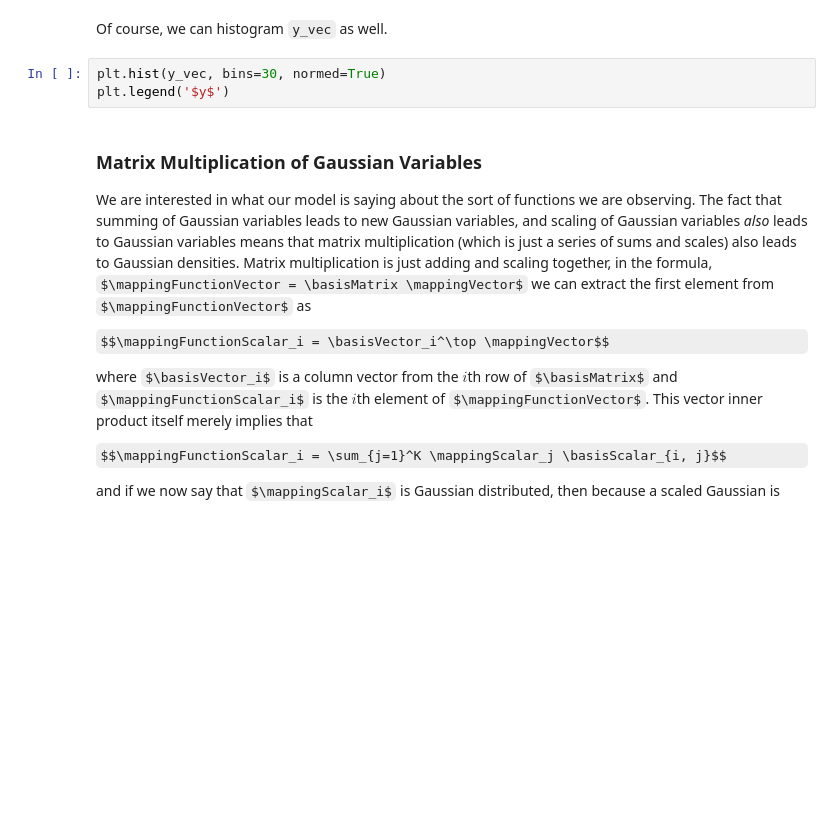
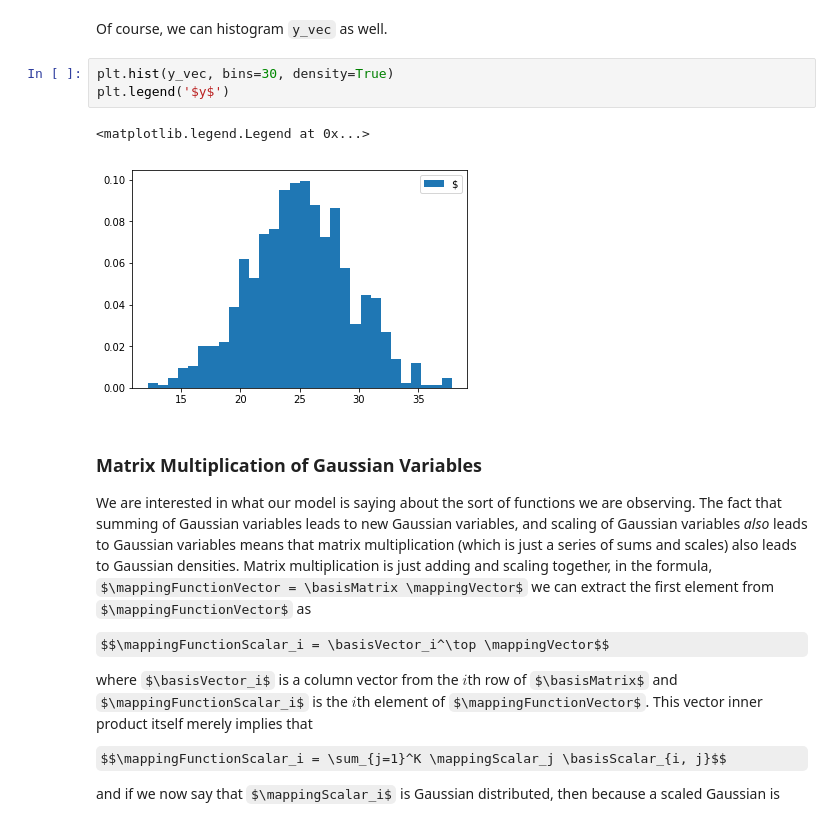
Before and after one commit to dcyril233/MLAI, a Jupyter notebook: Lab 6 - Bayesian regression & DL intro.ipynb, the cells around one changed output. Cells and saved outputs as stored; diff of their text form; some formulas as TeX source; blank space fills up the shorter version.

```diff
--- a/Lab 6 - Bayesian regression & DL intro.ipynb
+++ b/Lab 6 - Bayesian regression & DL intro.ipynb
@@ -393,8 +449,11 @@ print('True variance should be ', (sigmas**2).sum(), ' standard deviation ', np.
 # %% [markdown]
 Of course, we can histogram `y_vec` as well.
 # %%
-plt.hist(y_vec, bins=30, normed=True)
+plt.hist(y_vec, bins=30, density=True)
 plt.legend('$y$')
+# %% [output]
+<matplotlib.legend.Legend at 0x...>
+[figure, added]
 # %% [markdown]
 ### Matrix Multiplication of Gaussian Variables
 
```
Also changed, not shown: parts of 16 cells of this notebook.
